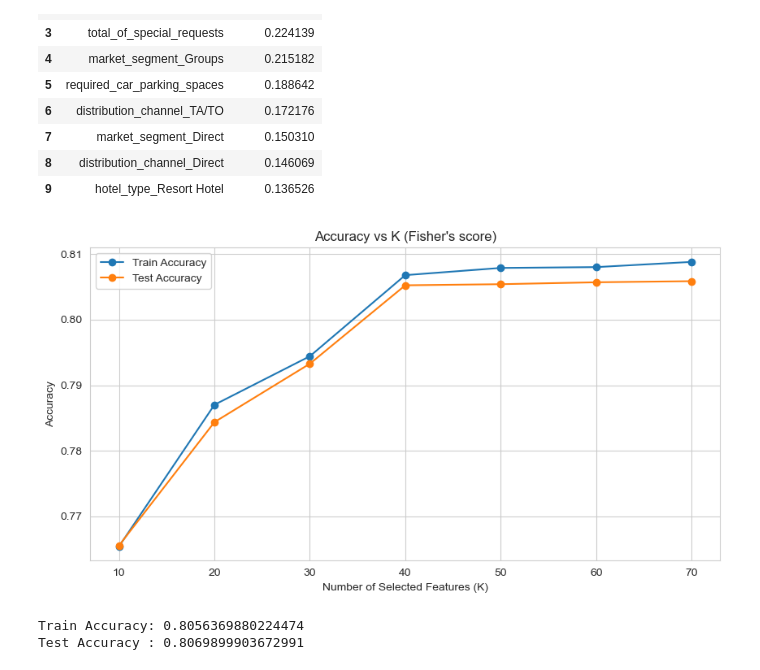
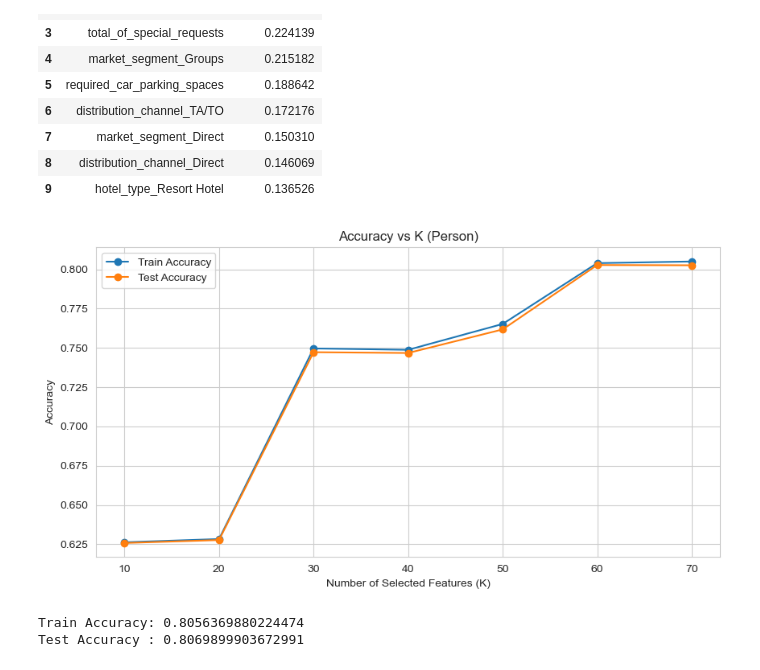
Before and after one commit to markoandjel/Preprocessing, a Jupyter notebook: I seminarski rad/Feature_Selection_Marko_Andjelkovic_1809.ipynb, the cells around one changed output. Saved outputs shown, nothing was run; the diff lists cells and outputs as text; code cells hidden in the pictures.

```diff
--- a/I seminarski rad/Feature_Selection_Marko_Andjelkovic_1809.ipynb
+++ b/I seminarski rad/Feature_Selection_Marko_Andjelkovic_1809.ipynb
@@ -1117,17 +1117,17 @@ for k in k_values:
 # %%
 plt.figure(figsize=(10, 5))
 plt.plot(k_values, train_acc_list, marker="o", label="Train Accuracy")
 plt.plot(k_values, test_acc_list,  marker="o", label="Test Accuracy")
 
-plt.title("Accuracy vs K (Fisher's score)")
+plt.title("Accuracy vs K (Person)")
 plt.xlabel("Number of Selected Features (K)")
 plt.ylabel("Accuracy")
 plt.legend()
 plt.grid(True)
 
 plt.show()
 # %% [output]
-[figure, old version]
+[figure, new version]
 # %%
 top40_person = pearson_df['feature'].head(40).tolist()
 y_test_person, y_pred_person, train_acc_person, test_acc_person = run_logistic_regression(df_scaled[top40_person], df["is_canceled"])
```
Also changed, not shown: parts of 2 cells of this notebook, 1 other file.
